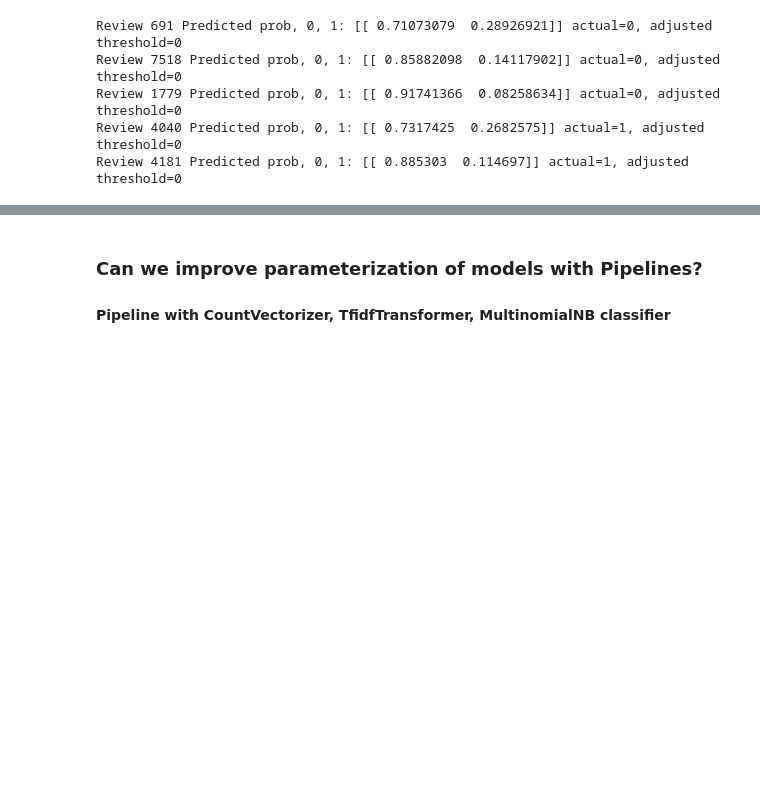
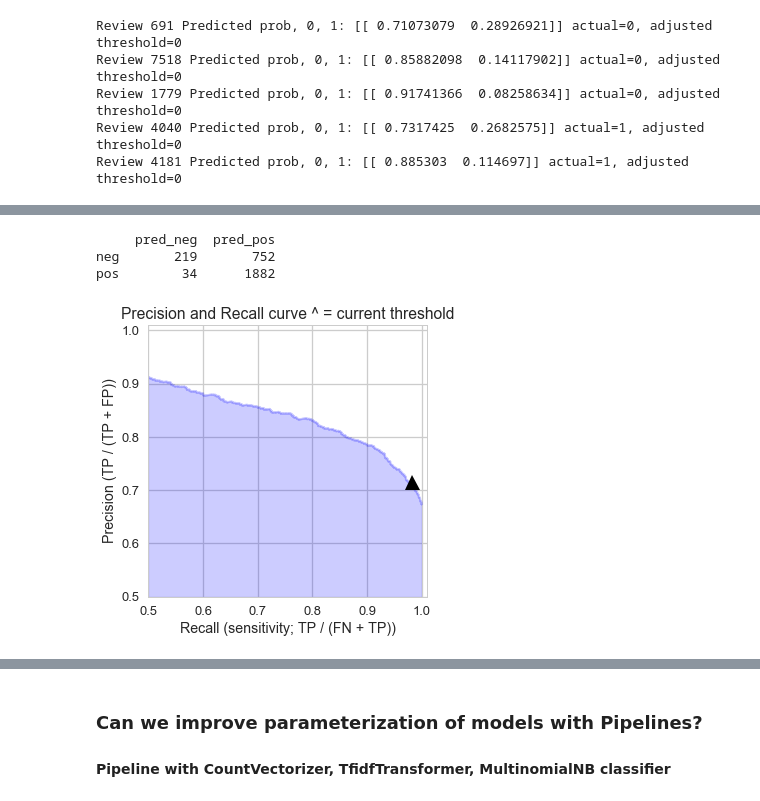
Before and after one commit to PassMoreHeat/springboard, a Jupyter notebook: Capstone_1/Machine_Learning_Amazon_Reviews_Working_Code.ipynb, the cells around one changed output, grey strips where cells are left out. Saved outputs shown, nothing was run; the diff lists cells and outputs as text; code cells hidden in the pictures; blank space fills up the shorter version.

```diff
--- a/Capstone_1/Machine_Learning_Amazon_Reviews_Working_Code.ipynb
+++ b/Capstone_1/Machine_Learning_Amazon_Reviews_Working_Code.ipynb
@@ -1237,0 +1244,8 @@ Review 4181 Predicted prob, 0, 1: [[ 0.885303  0.114697]] actual=1, adjusted thr
+# %%
+# low threshold 0.20
+precision_recall_threshold(precision, recall, thresholds, 0.20)
+# %% [output]
+     pred_neg  pred_pos
+neg       219       752
+pos        34      1882
+[figure, added]
```
Also changed, not shown: parts of 31 cells of this notebook.
